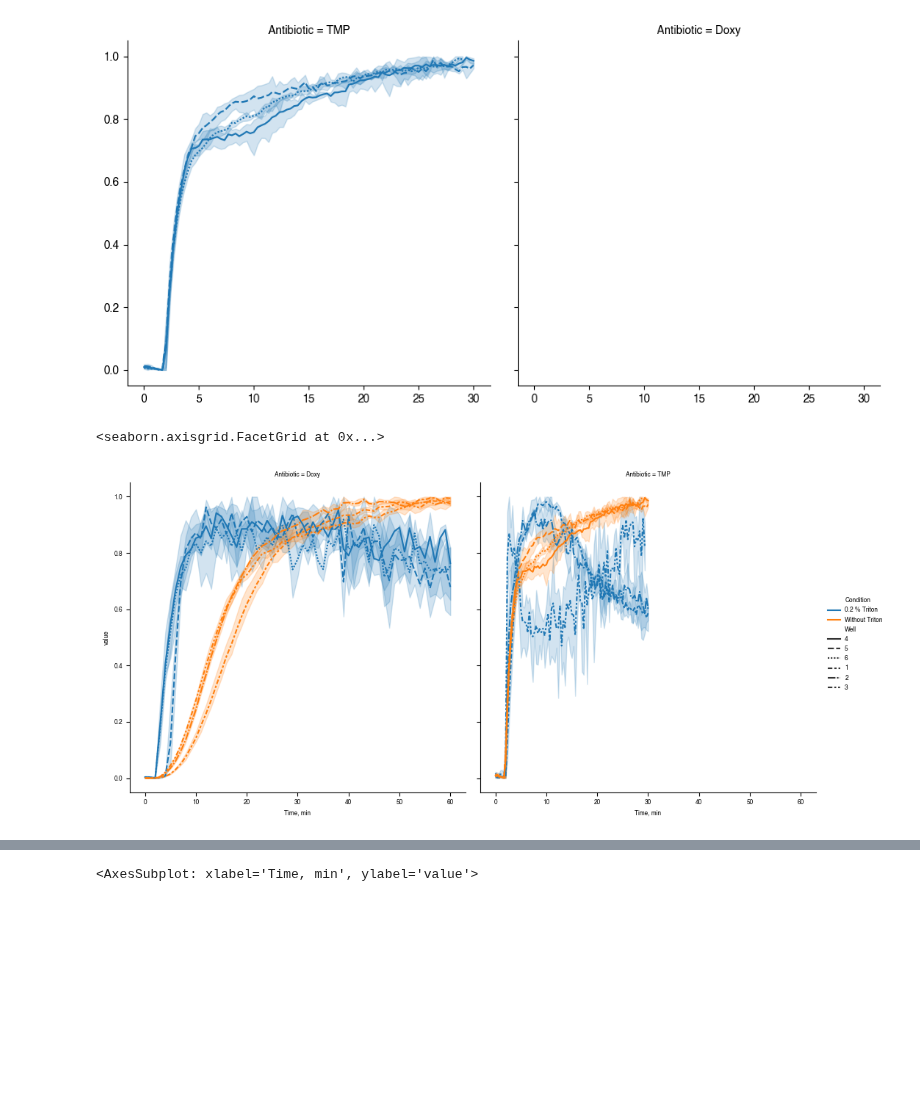
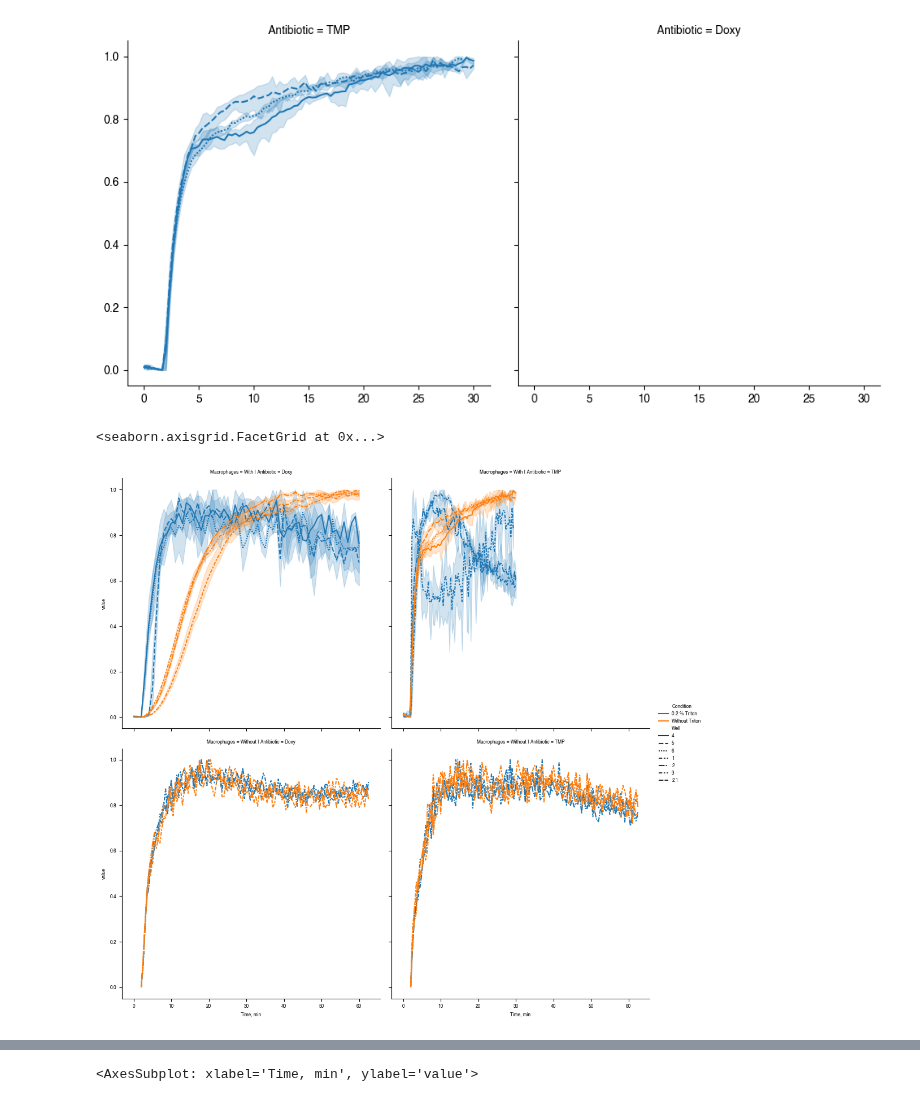
Before and after one commit to knutdrescher/biosensor-antibiotics, a Jupyter notebook: notebooks/2025-04-01-triton-macrophage-experiments.ipynb, the cells around one changed output, grey strips where cells are left out. Drawn from its saved outputs; the diff is of its cells as text; code cells hidden in the pictures; blank space fills up the shorter version.

```diff
--- a/notebooks/2025-04-01-triton-macrophage-experiments.ipynb
+++ b/notebooks/2025-04-01-triton-macrophage-experiments.ipynb
@@ -25,6 +26,8 @@ plt.rcParams.update({
 })
 ytick_fontsize = 6
 # %%
+path = "/mnt/z/Dasha/2. FAST-AB biosensors/Microscope/Sensors in Salmonella and macrophages/Macr-Salmonella_TMP_Doxy_Triton_Niklas.xlsx"
+
 triton = {
     0: "Without Triton",
     2: "0.2 % Triton",
@@ -33,7 +36,7 @@ triton_order = [v for v in triton.values()]
 
 def get_df(sheet_name):
     df = pd.read_excel(
-    "/mnt/z/Dasha/2. FAST-AB biosensors/Microscope/Sensors in Salmonella and macrophages/Macr-Salmonella_TMP_Doxy_Triton_Niklas.xlsx",
+    path,
     sheet_name=sheet_name,
     )
 
@@ -54,7 +57,33 @@ def get_df(sheet_name):
     df["Position"] = df["split2"].apply(lambda x: x[2])
 
     return df
+# %%
+def get_control():
+    df = pd.read_excel(path, sheet_name="Bacteria controls final")
+
+    for col in df.columns:
+        if col == "Time, min":
+            continue
+        mi = df[col].min()
+        ma = df[col].max()
+        df[col] = (df[col] - mi) / (ma - mi)
+
+    df = df.melt(id_vars="Time, min").dropna()
+
+    df["split"] = df["variable"].str.split(" ")
+    df["Antibiotic"] = df["split"].apply(lambda x: x[0])
+    df["split2"] = df["split"].apply(lambda x: x[1]).str.split(".")
+    df["Condition"] = df["split2"].apply(lambda x: triton[int(x[0])])
+    df["Well"] = df["split2"].apply(lambda x: x[1])
+    df["Position"] = df["split2"].apply(lambda x: x[2])
+
+    df["Macrophages"] = "Without"
+    df["Time, min"] += 2
+
+    return df
 # %%
 df = pd.concat([
     get_df(s) for s in ["Trimethoprim", "Doxycycline"]  # , "Tetracycline1", "Tetracycline2"]
 ], ignore_index=True)
+df["Macrophages"] = "With"
+df = pd.concat([df, get_control()], ignore_index=True)
@@ -77,5 +106,7 @@ df
 # %%
-means = df.groupby(["Time, min", "Antibiotic", "Condition", "Well", "Position"])["value"].mean().reset_index()
+means = df.groupby([
+    "Time, min", "Antibiotic", "Condition", "Macrophages", "Well", "Position"
+])["value"].mean().reset_index()
 # %%
 inds = means["value"] > 0.5
 time = "$T_{50}$ in min"
@@ -227,16 +427,17 @@ sns.relplot(
 # %%
 sns.relplot(
     means,
     x="Time, min",
     y="value",
     hue="Condition",
     style="Well",
     col="Antibiotic",
+    row="Macrophages",
     kind="line",
 )
 # %% [output]
 <seaborn.axisgrid.FacetGrid at 0x...>
-[figure, old version]
+[figure, new version]
 # %%
 plt.figure(dpi=600, figsize=[5, 4])
 
```
Also changed, not shown: parts of 15 cells of this notebook.
